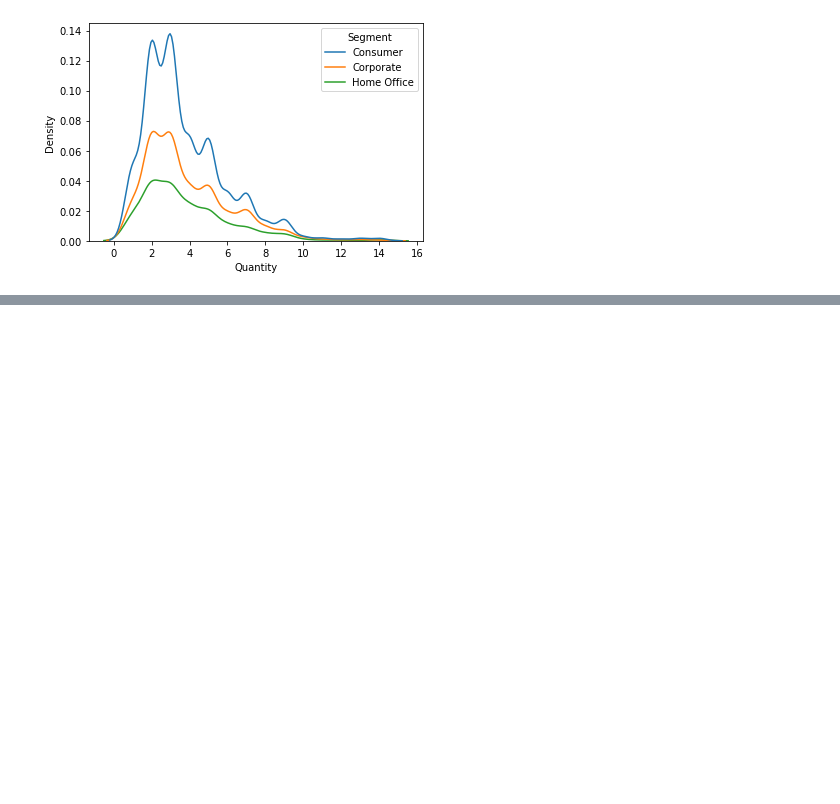
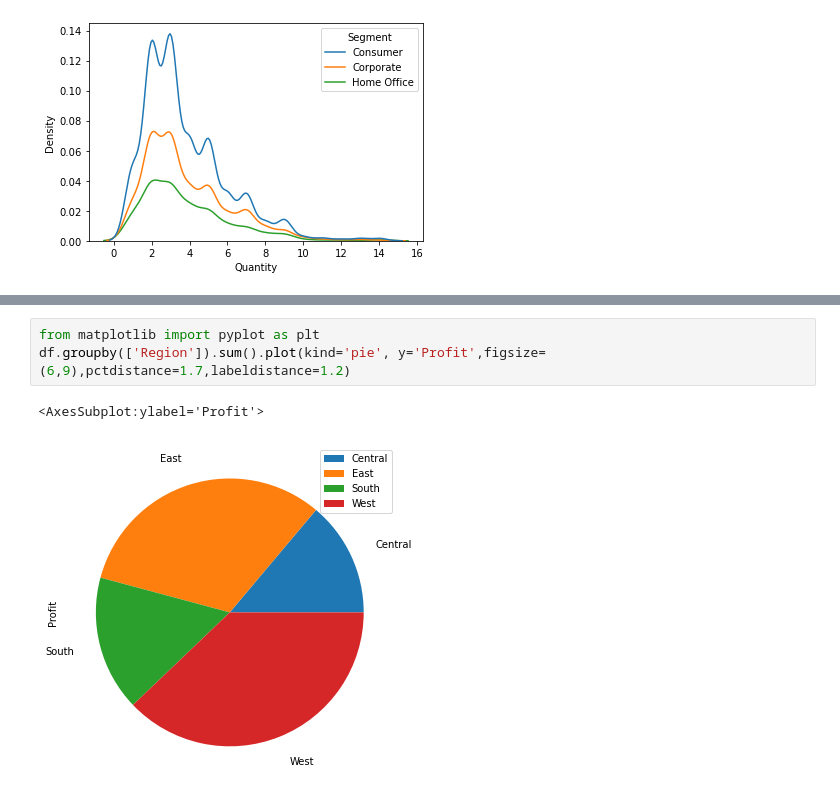
Before and after one commit to SOWMIYA2003/Ex-08-Data-Visualization-, a Jupyter notebook: final.ipynb, the cells around one changed output, grey strips where cells are left out. Cells and saved outputs as stored; diff of their text form; blank space fills up the shorter version.

```diff
--- a/final.ipynb
+++ b/final.ipynb
@@ -385,0 +398,6 @@ sns.kdeplot(x="Quantity", data = df,hue='Segment')
+# %%
+from matplotlib import pyplot as plt
+df.groupby(['Region']).sum().plot(kind='pie', y='Profit',figsize=(6,9),pctdistance=1.7,labeldistance=1.2)
+# %% [output]
+<AxesSubplot:ylabel='Profit'>
+[figure, added]
```
Also changed, not shown: parts of 4 cells of this notebook, 6 other files.
